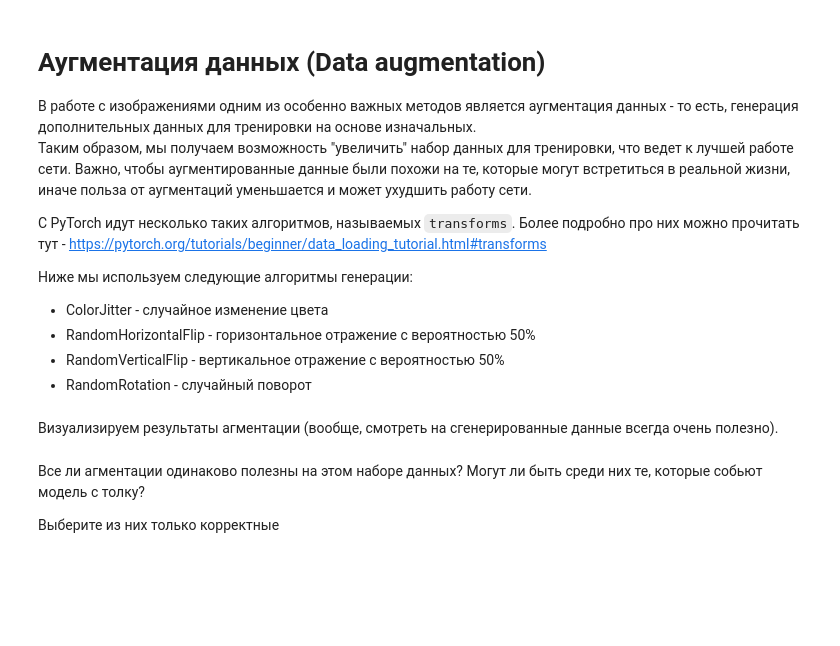
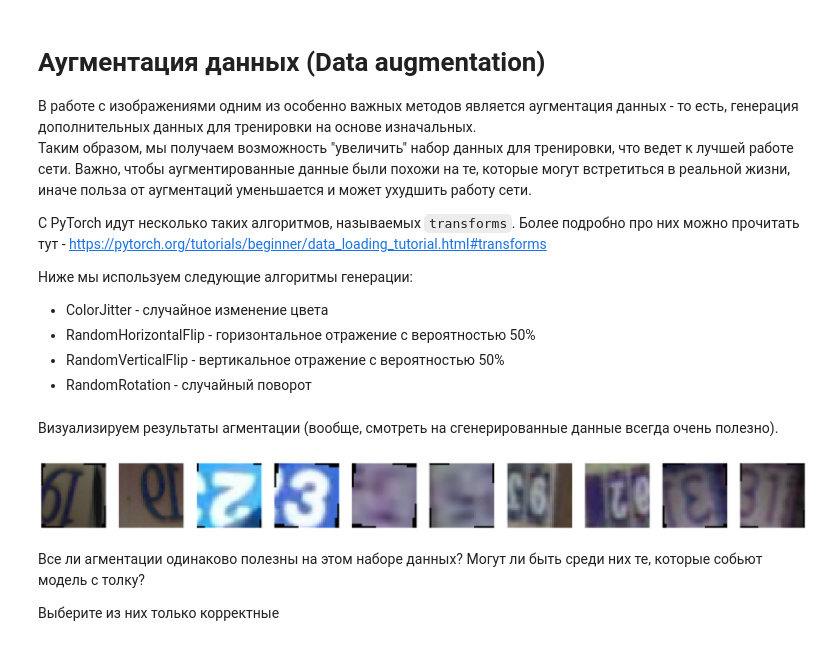
Before and after one commit to ArseniyZu/Homework-ML_AM18-1, a Jupyter notebook: DZ4/PyTorch_CNN.ipynb, the cells around one changed output. Cells and saved outputs as stored; diff of their text form; code cells hidden in the pictures; blank space fills up the shorter version.

```diff
--- a/DZ4/PyTorch_CNN.ipynb
+++ b/DZ4/PyTorch_CNN.ipynb
@@ -184,29 +218,31 @@ train_aug_loader = torch.utils.data.DataLoader(data_aug_train, batch_size=batch_
 # %%
 # TODO: Visualize some augmented images!
 # hint: you can create new datasets and loaders to accomplish this
 
 # Based on the visualizations, should we keep all the augmentations?
 
 tfs = transforms.Compose([
     transforms.ColorJitter(hue=.20, saturation=.20),
     transforms.RandomHorizontalFlip(),
     transforms.RandomVerticalFlip(),
     transforms.RandomRotation(10, resample=PIL.Image.BILINEAR),
 ])
 
-data_aug_vis = dset.SVHN('./',
+data_aug_vis = dset.SVHN('../data',
                        transform=tfs
                       )
 
 plt.figure(figsize=(30, 3))
 
 for i, (x, y) in enumerate(data_aug_vis):
     if i == 10:
         break
     plt.subplot(1, 10, i+1)
     plt.grid(False)
     plt.imshow(x)
     plt.axis('off')
+# %% [output]
+[figure, added]
 # %% [markdown]
 Все ли агментации одинаково полезны на этом наборе данных? Могут ли быть среди них те, которые собьют модель с толку?
 
```
Also changed, not shown: parts of 11 cells of this notebook.
